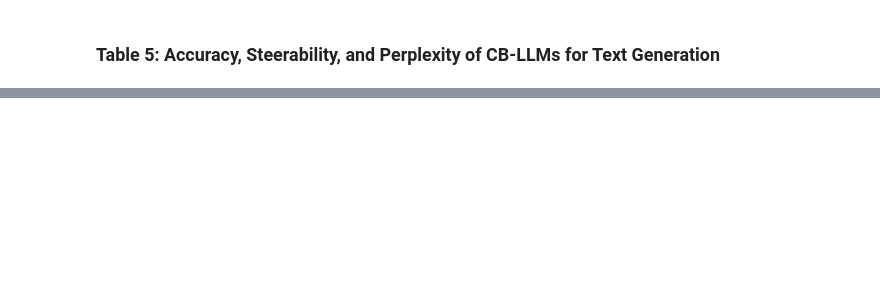
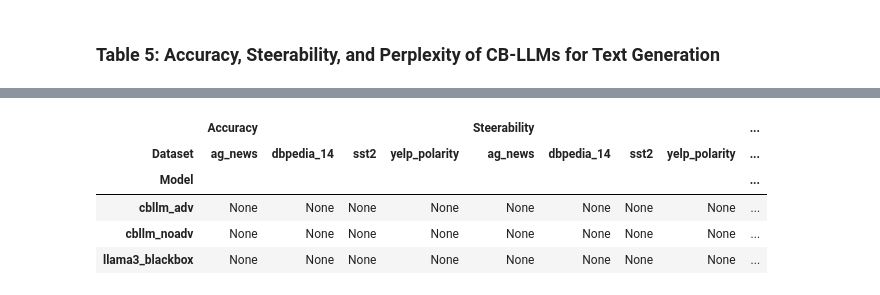
Before and after one commit to neil-dandekar/capstone, a Jupyter notebook: checkpoint.ipynb, the cells around one changed output, grey strips where cells are left out. Saved outputs shown, nothing was run; the diff lists cells and outputs as text; code cells hidden in the pictures; blank space fills up the shorter version.

```diff
--- a/checkpoint.ipynb
+++ b/checkpoint.ipynb
@@ -183,0 +345,32 @@ pivot
+# %%
+for model_key, ckpt_dir in MODELS.items():
+    print(f"\n=====================================")
+    print(f" Evaluating Model: {model_key}")
+    print(f"=====================================")
+
+    for dataset in DATASETS:
+        print(f"\n---- Dataset: {dataset} ----")
+
+        # Copies correct checkpoint files into expected names:
+        subprocess.run(f"cp {ckpt_dir}/{dataset}/adapter_model.bin llama3", shell=True)
+        subprocess.run(f"cp {ckpt_dir}/{dataset}/cbl.pt cbl.pt", shell=True)
+
+        # ---------- Accuracy ----------
+        acc = run_cmd(f"python test_concepts.py --dataset {dataset}")
+
+        # ---------- Steerability (skip for black-box) ----------
+        steer = None
+        if model_key != "llama3_blackbox":
+            run_cmd(f"python train_classifier.py --dataset {dataset}")
+            steer = run_cmd(f"python test_steerability.py --dataset {dataset}")
+
+        # ---------- Perplexity ----------
+        ppl = run_cmd(f"python test_perplexity.py --dataset {dataset}")
+
+        RESULTS.append({
+            "Model": model_key,
+            "Dataset": dataset,
+            "Accuracy": acc,
+            "Steerability": steer,
+            "Perplexity": ppl
+        })
@@ -183,0 +395,13 @@ pivot
+# %%
+df = pd.DataFrame(RESULTS)
+pivot = df.pivot(index="Model", columns="Dataset", values=["Accuracy", "Steerability", "Perplexity"])
+
+df.to_csv("table5_results.csv", index=False)
+pivot
+# %% [output]
+|  | Accuracy |  |  |  | Steerability |  |  |  | ... |
+| Dataset | ag_news | dbpedia_14 | sst2 | yelp_polarity | ag_news | dbpedia_14 | sst2 | yelp_polarity | ... |
+| Model |  |  |  |  |  |  |  |  | ... |
+| cbllm_adv | None | None | None | None | None | None | None | None | ... |
+| cbllm_noadv | None | None | None | None | None | None | None | None | ... |
+| llama3_blackbox | None | None | None | None | None | None | None | None | ... |
```
Also changed, not shown: parts of 17 cells of this notebook.
